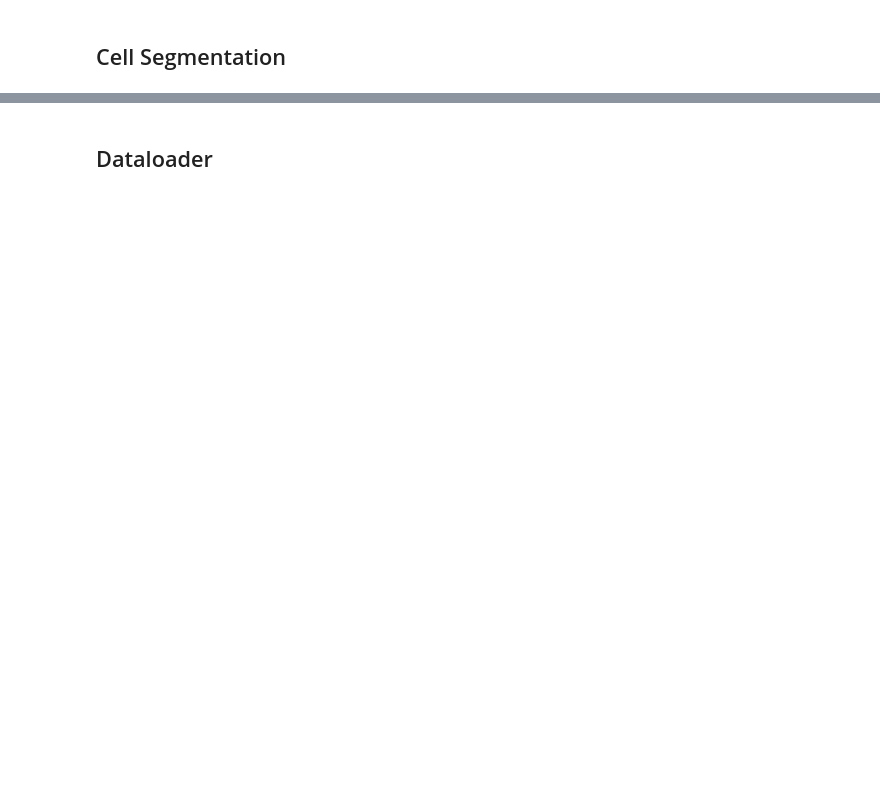
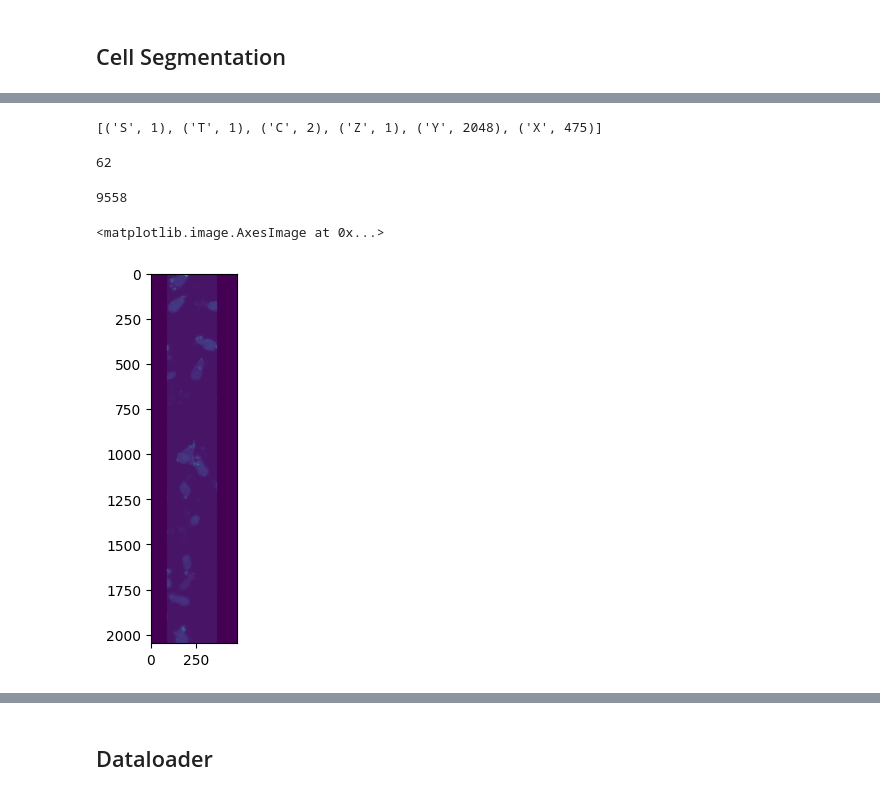
Before and after one commit to SammyAgrawal/ActinMotionPrediction, a Jupyter notebook: VideoProcessing.ipynb, the cells around one changed output, grey strips where cells are left out. Saved outputs shown, nothing was run; the diff lists cells and outputs as text; code cells hidden in the pictures; blank space fills up the shorter version.

```diff
--- a/VideoProcessing.ipynb
+++ b/VideoProcessing.ipynb
@@ -187,0 +300,8 @@ plt.imshow(get_zslice(img, 50))
+# %%
+frame50 = get_image(50)[0]
+# %% [output]
+[('S', 1), ('T', 1), ('C', 2), ('Z', 1), ('Y', 2048), ('X', 475)]
+# %%
+np.sum(frame50[0] > 1000)
+# %% [output]
+62
@@ -187,0 +310,4 @@ plt.imshow(get_zslice(img, 50))
+# %%
+pixel_vals[pixel_vals.index > 313].sum()
+# %% [output]
+9558
@@ -187,0 +316,5 @@ plt.imshow(get_zslice(img, 50))
+# %%
+plt.imshow(frame50[0])
+# %% [output]
+<matplotlib.image.AxesImage at 0x...>
+[figure, added]
```
Also changed, not shown: parts of 51 cells of this notebook.
